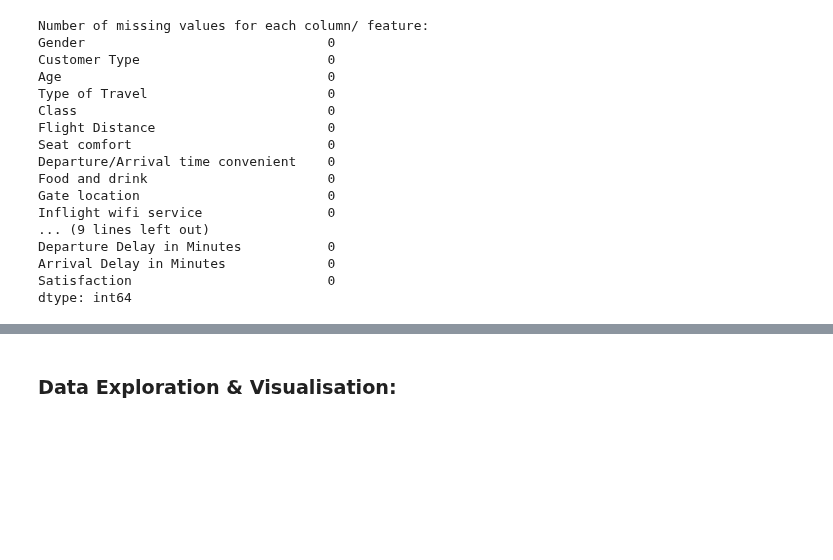
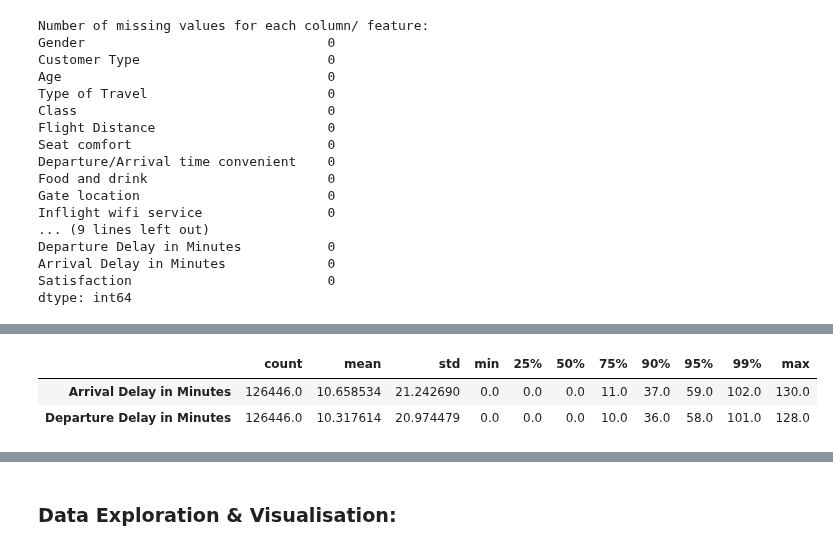
Before and after one commit to Mattjben/Passeneger-satisfaction-machine-learning, a Jupyter notebook: Phase 1_Airplane.ipynb, the cells around one changed output, grey strips where cells are left out. Cells and saved outputs as stored; diff of their text form; code cells hidden in the pictures; blank space fills up the shorter version.

```diff
--- a/Phase 1_Airplane.ipynb
+++ b/Phase 1_Airplane.ipynb
@@ -326,0 +340,7 @@ airplane_df.describe(include=['int64','float64']).T
+# %%
+# Confirming the outlier removal has taken place
+df[['Arrival Delay in Minutes', 'Departure Delay in Minutes']].describe(include= ['int64', 'float64'], percentiles = [.25, .5, .75, .9, .95, .99]).T
+# %% [output]
+|  | count | mean | std | min | 25% | 50% | 75% | 90% | 95% | 99% | max |
+| Arrival Delay in Minutes | 126446.0 | 10.658534 | 21.242690 | 0.0 | 0.0 | 0.0 | 11.0 | 37.0 | 59.0 | 102.0 | 130.0 |
+| Departure Delay in Minutes | 126446.0 | 10.317614 | 20.974479 | 0.0 | 0.0 | 0.0 | 10.0 | 36.0 | 58.0 | 101.0 | 128.0 |
```
Also changed, not shown: parts of 18 cells of this notebook, 1 other file.
